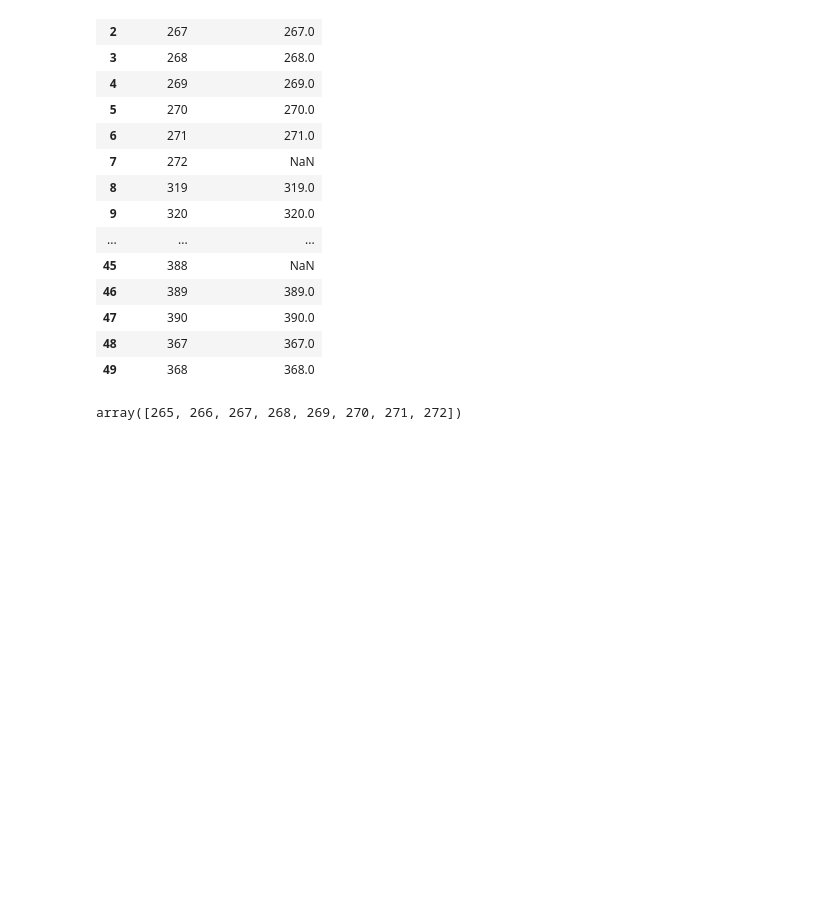
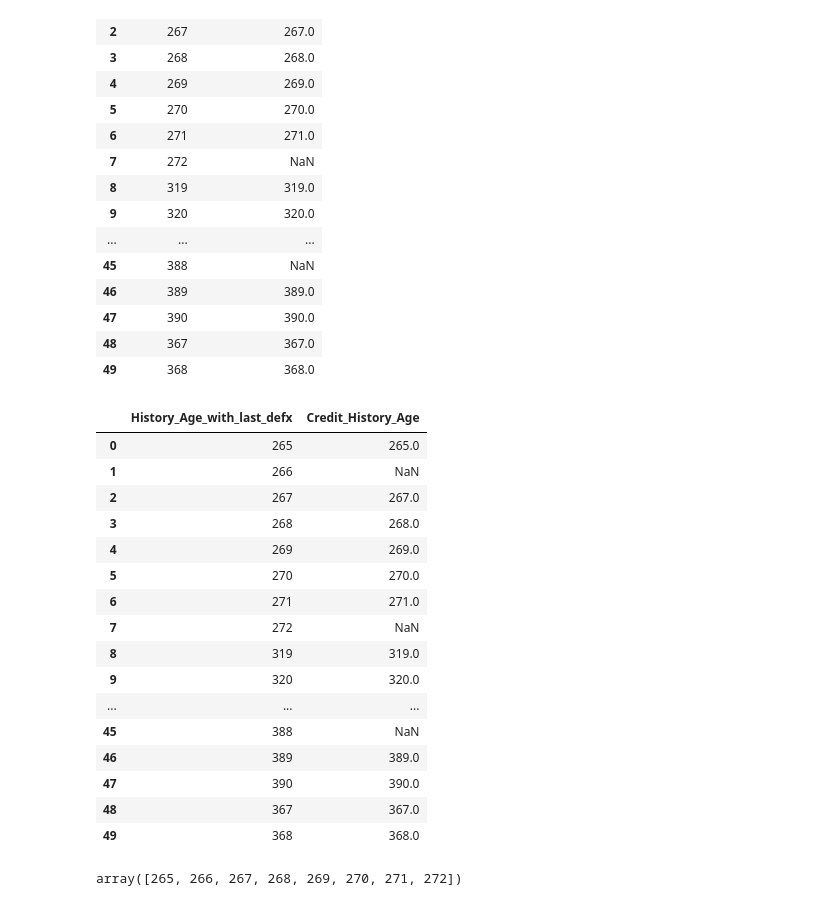
Before and after one commit to ilknurozcelik/DA_Assignments_and_Projects, a Jupyter notebook: 02-Projects/GROUP_11_PROJECTS/Credit_Score_Project/Credit_Score_Project_new.ipynb, the cells around one changed output. Drawn from its saved outputs; the diff is of its cells as text; code cells hidden in the pictures; blank space fills up the shorter version.

Commit message:
Credit_Score_Project file was updated.

```diff
--- a/02-Projects/GROUP_11_PROJECTS/Credit_Score_Project/Credit_Score_Project_new.ipynb
+++ b/02-Projects/GROUP_11_PROJECTS/Credit_Score_Project/Credit_Score_Project_new.ipynb
@@ -2082,6 +2082,44 @@ df_train[["Final_Age", "Credit_History_Age"]].head(50)
 | 47 | 390 | 390.0 |
 | 48 | 367 | 367.0 |
 | 49 | 368 | 368.0 |
+# %%
+df_train["History_Age_with_last_def"]  = df_train["Credit_History_Age"].fillna(0)
+# %%
+# Tek fonksiyon ile artan değerler ile Customer bazında verilerin düzeltilmesi
+
+def fill_all_age_incremental (x) :
+    if x.values[0] == 0 :
+        return np.arange((int(x.values[1])-1), (int(x.values[1])-1)+len(x))
+    else :
+        return np.arange(int(x.values[0]), int(x.values[0])+len(x))
+
+
+
+# df_train["History_Age"] = df_train.groupby("Customer_ID")["Credit_History_Age"].transform(lambda x : fill_all_age_incremental(x))
+
+# veya
+
+df_train["History_Age_with_last_defx"] = df_train.groupby("Customer_ID")["History_Age_with_last_def"].transform(fill_all_age_incremental)
+# %%
+df_train[["History_Age_with_last_defx", "Credit_History_Age"]].head(50)
+# %% [output]
+|  | History_Age_with_last_defx | Credit_History_Age |
+| 0 | 265 | 265.0 |
+| 1 | 266 | NaN |
+| 2 | 267 | 267.0 |
+| 3 | 268 | 268.0 |
+| 4 | 269 | 269.0 |
+| 5 | 270 | 270.0 |
+| 6 | 271 | 271.0 |
+| 7 | 272 | NaN |
+| 8 | 319 | 319.0 |
+| 9 | 320 | 320.0 |
+| ... | ... | ... |
+| 45 | 388 | NaN |
+| 46 | 389 | 389.0 |
+| 47 | 390 | 390.0 |
+| 48 | 367 | 367.0 |
+| 49 | 368 | 368.0 |
 # %%
 np.arange(265,265+8)
 # %% [output]
```
Also changed, not shown: parts of 50 cells of this notebook.
